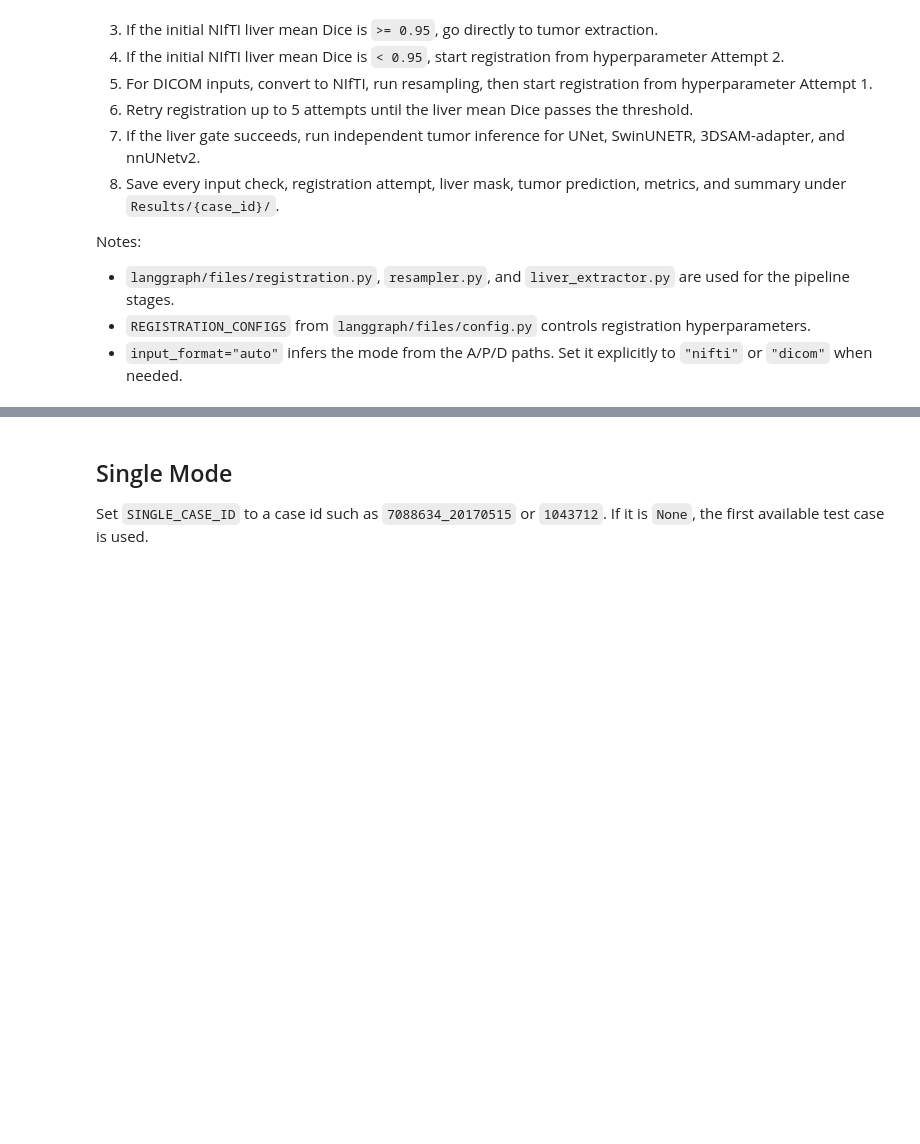
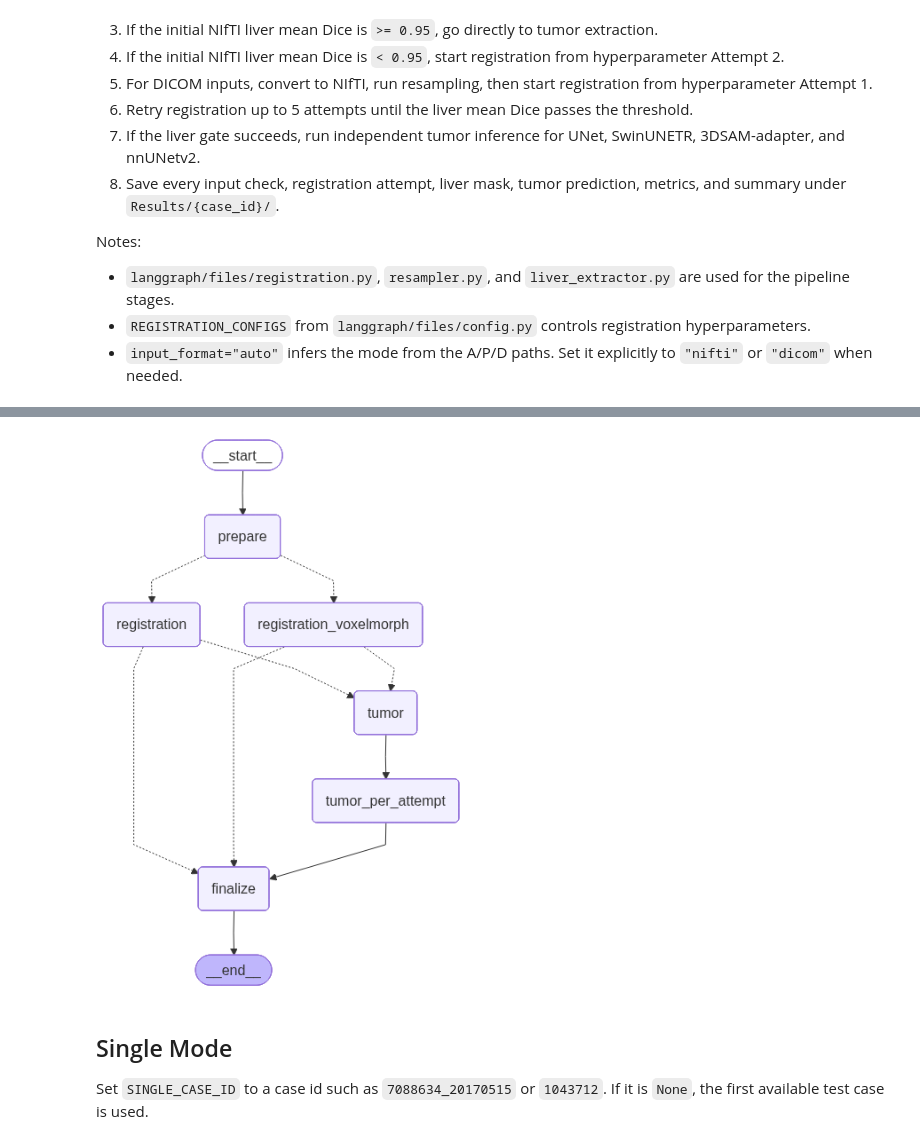
Before and after one commit to sonwonjun103/Langgraph_LiverTumor, a Jupyter notebook: pipeline.ipynb, the cells around one changed output, grey strips where cells are left out. Cells and saved outputs as stored; diff of their text form; code cells hidden in the pictures; blank space fills up the shorter version.

```diff
--- a/pipeline.ipynb
+++ b/pipeline.ipynb
@@ -646,19 +606,6 @@ def route_registration_method(state: PipelineState) -> str:
     return "registration"
 # %%
 SUPPORTED_TUMOR_MODELS = ("unet", "swinunetr", "sam3d_adapter", "nnunetv2")
-
-
-def _normalize_model_selection(value) -> tuple:
-    """Accept cfg.models as a string, list, tuple, or None and return a tuple of names.
-
-    Plain strings like ``"swinunetr"`` are treated as a single-model selection
-    (instead of being iterated character-by-character).
-    """
-    if value is None:
-        return SUPPORTED_TUMOR_MODELS
-    if isinstance(value, str):
-        return (value,)
-    return tuple(value)
 
 
 def tumor_extraction_node(state: PipelineState) -> PipelineState:
@@ -679,7 +626,7 @@ def tumor_extraction_node(state: PipelineState) -> PipelineState:
         "nnunetv2": lambda out: run_nnunetv2(attempt_dir, out, cfg, case["case_id"]),
     }
 
-    selected = _normalize_model_selection(cfg.models)
+    selected = tuple(cfg.models) if cfg.models else SUPPORTED_TUMOR_MODELS
     unknown = [name for name in selected if name not in available_runners]
     if unknown:
         raise ValueError(
@@ -779,16 +726,12 @@ def tumor_extraction_per_attempt_node(state: PipelineState) -> PipelineState:
             "sam3d_adapter": lambda out: run_sam_adapter(attempt_dir, out, cfg, gt_path=gt_path),
             "nnunetv2": lambda out: run_nnunetv2(attempt_dir, out, cfg, case["case_id"]),
         }
-        selected = _normalize_model_selection(cfg.models)
-        unknown = [name for name in selected if name not in runners]
-        if unknown:
-            raise ValueError(
-                f"Unknown tumor models in cfg.models: {unknown}. "
-                f"Choose from {SUPPORTED_TUMOR_MODELS}."
-            )
+        selected = tuple(cfg.models) if cfg.models else SUPPORTED_TUMOR_MODELS
         tumor_metrics: Dict[str, Dict[str, float]] = {}
         tumor_root = attempt_dir / "tumor"
         for model_name in selected:
+            if model_name not in runners:
+                continue
             model_dir = tumor_root / model_name
             pred_path = runners[model_name](model_dir)
             if pred_path is None:
@@ -838,17 +781,6 @@ def finalize_node(state: PipelineState) -> PipelineState:
     write_json(summary_path, summary)
     state["summary_path"] = str(summary_path)
     return state
-
-
-def route_after_registration(state: PipelineState) -> str:
-    """Pick what to do after the initial registration node.
-
-    - registration_success=True  → "tumor" (single-best inference + per-attempt sweep)
-    - registration_success=False → "tumor_per_attempt" (skip single-best, still run the
-      cumulative 1..N sweep so we get tumor metrics for every attempt even when the
-      liver gate never passes)
-    """
-    return "tumor" if state.get("registration_success") else "tumor_per_attempt"
 
 
 def build_graph():
@@ -857,35 +789,37 @@ def build_graph():
     graph.add_node("registration", registration_loop_node)
     graph.add_node("registration_voxelmorph", registration_voxelmorph_node)
     graph.add_node("tumor", tumor_extraction_node)
     graph.add_node("tumor_per_attempt", tumor_extraction_per_attempt_node)
     graph.add_node("finalize", finalize_node)
 
     graph.add_edge(START, "prepare")
     graph.add_conditional_edges(
         "prepare",
         route_registration_method,
         {
             "registration": "registration",
             "registration_voxelmorph": "registration_voxelmorph",
         },
     )
     graph.add_conditional_edges(
         "registration",
         route_after_registration,
-        {"tumor": "tumor", "tumor_per_attempt": "tumor_per_attempt"},
+        {"tumor": "tumor", "finalize": "finalize"},
     )
     graph.add_conditional_edges(
         "registration_voxelmorph",
         route_after_registration,
-        {"tumor": "tumor", "tumor_per_attempt": "tumor_per_attempt"},
+        {"tumor": "tumor", "finalize": "finalize"},
     )
     graph.add_edge("tumor", "tumor_per_attempt")
     graph.add_edge("tumor_per_attempt", "finalize")
     graph.add_edge("finalize", END)
     return graph.compile()
 
 pipeline_graph = build_graph()
 pipeline_graph
+# %% [output]
+[figure, added]
 # %% [markdown]
 ## Single Mode
 
```
Also changed, not shown: parts of 5 cells of this notebook, 1 other file.
